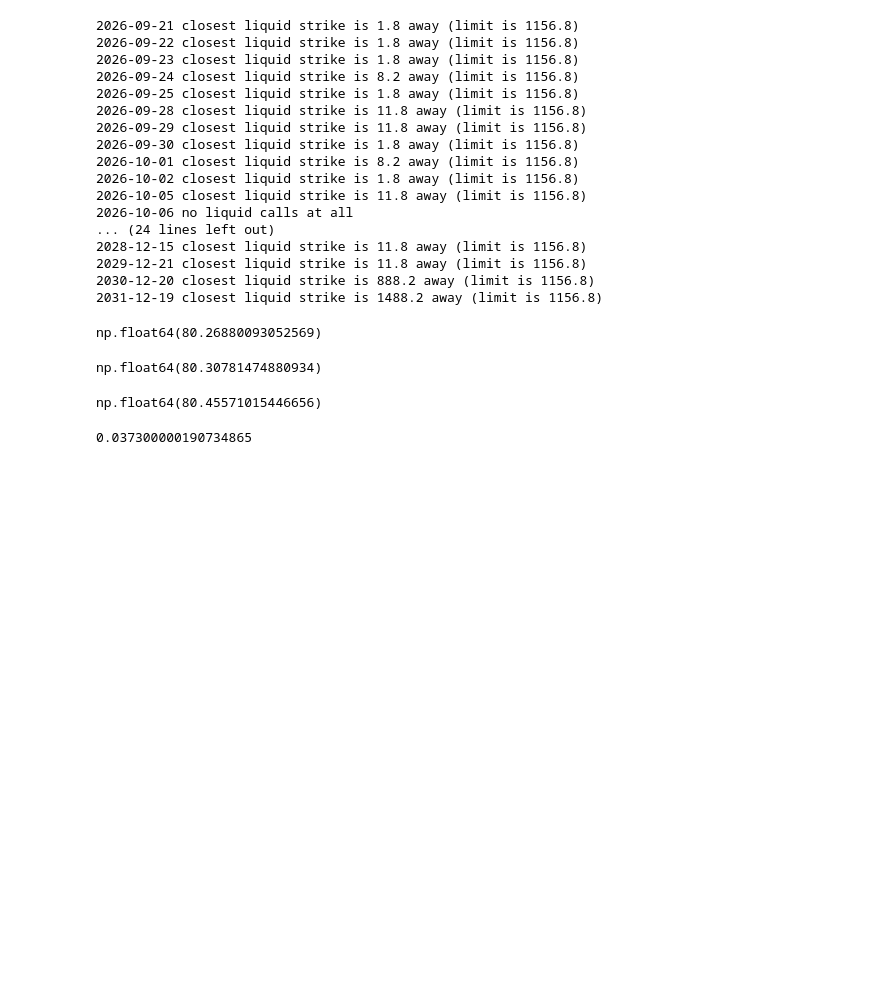
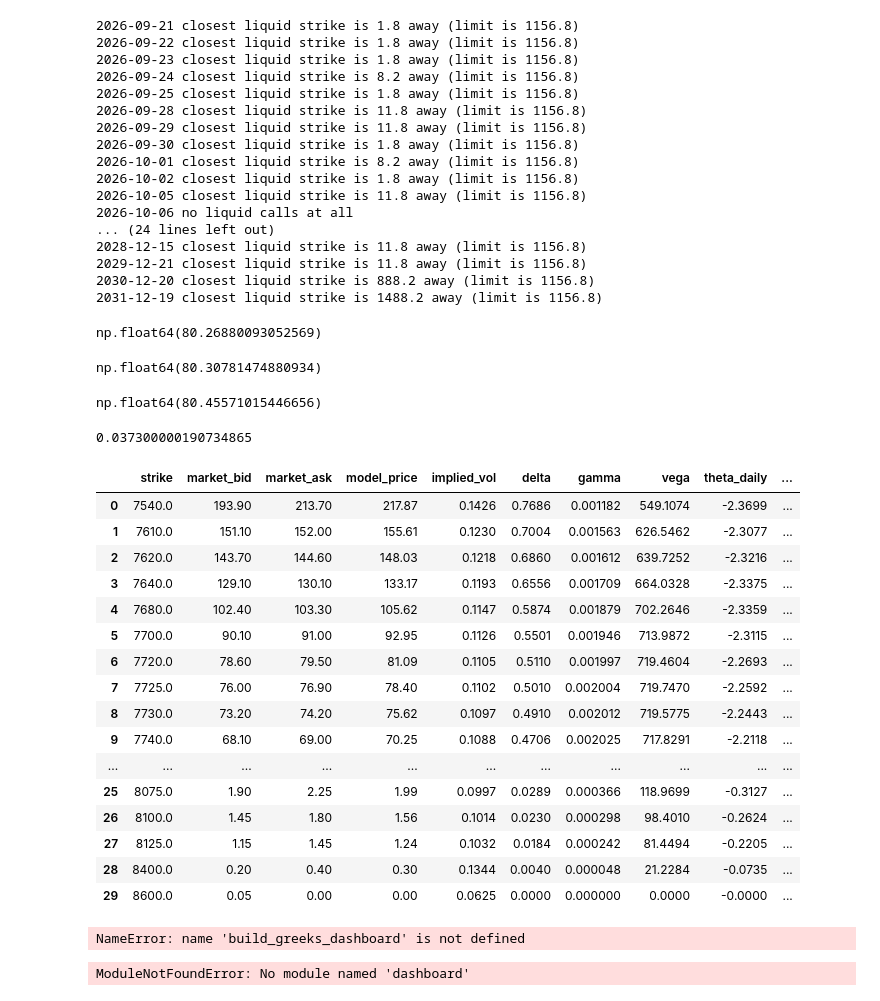
Before and after one commit to anshkumarjethani/Derivatives-Pricing-Engine, a Jupyter notebook: notebooks/exploration.ipynb, the cells around one changed output. Cells and saved outputs as stored; diff of their text form; code cells hidden in the pictures; blank space fills up the shorter version.

```diff
--- a/notebooks/exploration.ipynb
+++ b/notebooks/exploration.ipynb
@@ -992,0 +995,21 @@ r
+# %%
+results = build_greeks_dashboard("^SPX", option_side='calls', q=0.0105)
+results
+# %% [output]
+|  | strike | market_bid | market_ask | model_price | implied_vol | delta | gamma | vega | theta_daily | ... |
+| 0 | 7540.0 | 193.90 | 213.70 | 217.87 | 0.1426 | 0.7686 | 0.001182 | 549.1074 | -2.3699 | ... |
+| 1 | 7610.0 | 151.10 | 152.00 | 155.61 | 0.1230 | 0.7004 | 0.001563 | 626.5462 | -2.3077 | ... |
+| 2 | 7620.0 | 143.70 | 144.60 | 148.03 | 0.1218 | 0.6860 | 0.001612 | 639.7252 | -2.3216 | ... |
+| 3 | 7640.0 | 129.10 | 130.10 | 133.17 | 0.1193 | 0.6556 | 0.001709 | 664.0328 | -2.3375 | ... |
+| 4 | 7680.0 | 102.40 | 103.30 | 105.62 | 0.1147 | 0.5874 | 0.001879 | 702.2646 | -2.3359 | ... |
+| 5 | 7700.0 | 90.10 | 91.00 | 92.95 | 0.1126 | 0.5501 | 0.001946 | 713.9872 | -2.3115 | ... |
+| 6 | 7720.0 | 78.60 | 79.50 | 81.09 | 0.1105 | 0.5110 | 0.001997 | 719.4604 | -2.2693 | ... |
+| 7 | 7725.0 | 76.00 | 76.90 | 78.40 | 0.1102 | 0.5010 | 0.002004 | 719.7470 | -2.2592 | ... |
+| 8 | 7730.0 | 73.20 | 74.20 | 75.62 | 0.1097 | 0.4910 | 0.002012 | 719.5775 | -2.2443 | ... |
+| 9 | 7740.0 | 68.10 | 69.00 | 70.25 | 0.1088 | 0.4706 | 0.002025 | 717.8291 | -2.2118 | ... |
+| ... | ... | ... | ... | ... | ... | ... | ... | ... | ... | ... |
+| 25 | 8075.0 | 1.90 | 2.25 | 1.99 | 0.0997 | 0.0289 | 0.000366 | 118.9699 | -0.3127 | ... |
+| 26 | 8100.0 | 1.45 | 1.80 | 1.56 | 0.1014 | 0.0230 | 0.000298 | 98.4010 | -0.2624 | ... |
+| 27 | 8125.0 | 1.15 | 1.45 | 1.24 | 0.1032 | 0.0184 | 0.000242 | 81.4494 | -0.2205 | ... |
+| 28 | 8400.0 | 0.20 | 0.40 | 0.30 | 0.1344 | 0.0040 | 0.000048 | 21.2284 | -0.0735 | ... |
+| 29 | 8600.0 | 0.05 | 0.00 | 0.00 | 0.0625 | 0.0000 | 0.000000 | 0.0000 | -0.0000 | ... |
@@ -992,0 +1018,14 @@ r
+# %%
+S, results = build_greeks_dashboard("^SPX", option_side='calls', q=0.0105)
+print(f"Spot price: {S:.2f}")
+results
+# %% [output]
+NameError: name 'build_greeks_dashboard' is not defined
+# %%
+from dashboard import build_greeks_dashboard
+
+S, results = build_greeks_dashboard("^SPX", option_side='calls', q=0.0105)
+print(f"Spot price: {S:.2f}")
+results
+# %% [output]
+ModuleNotFoundError: No module named 'dashboard'
```
Also changed, not shown: parts of 13 cells of this notebook, 4 other files.
